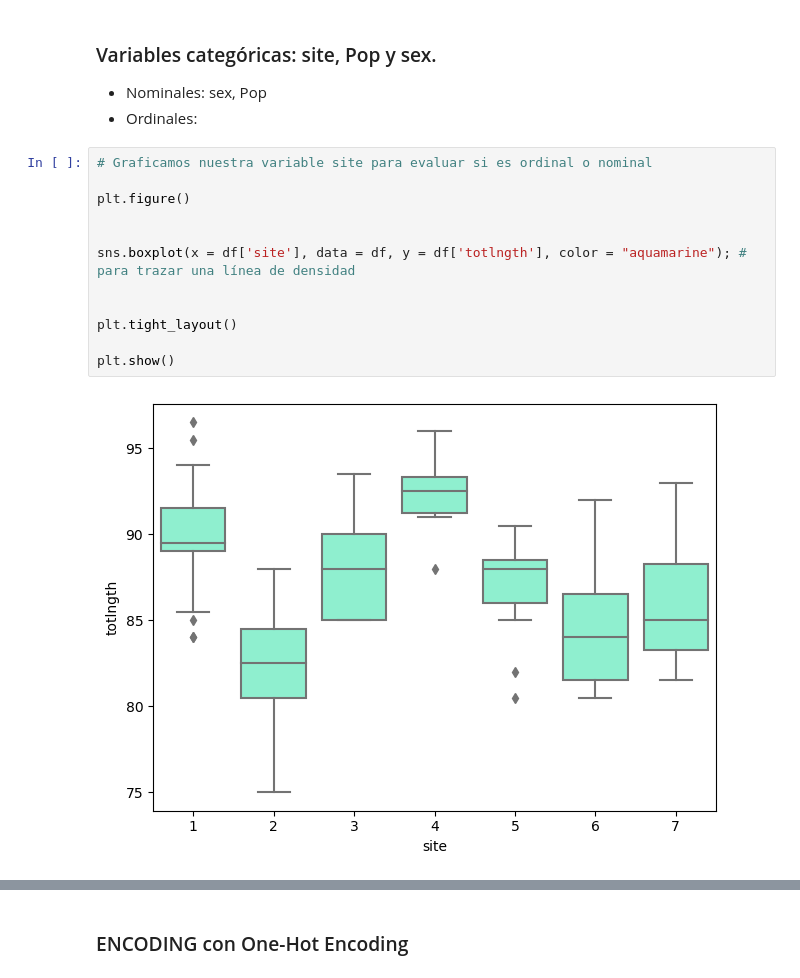
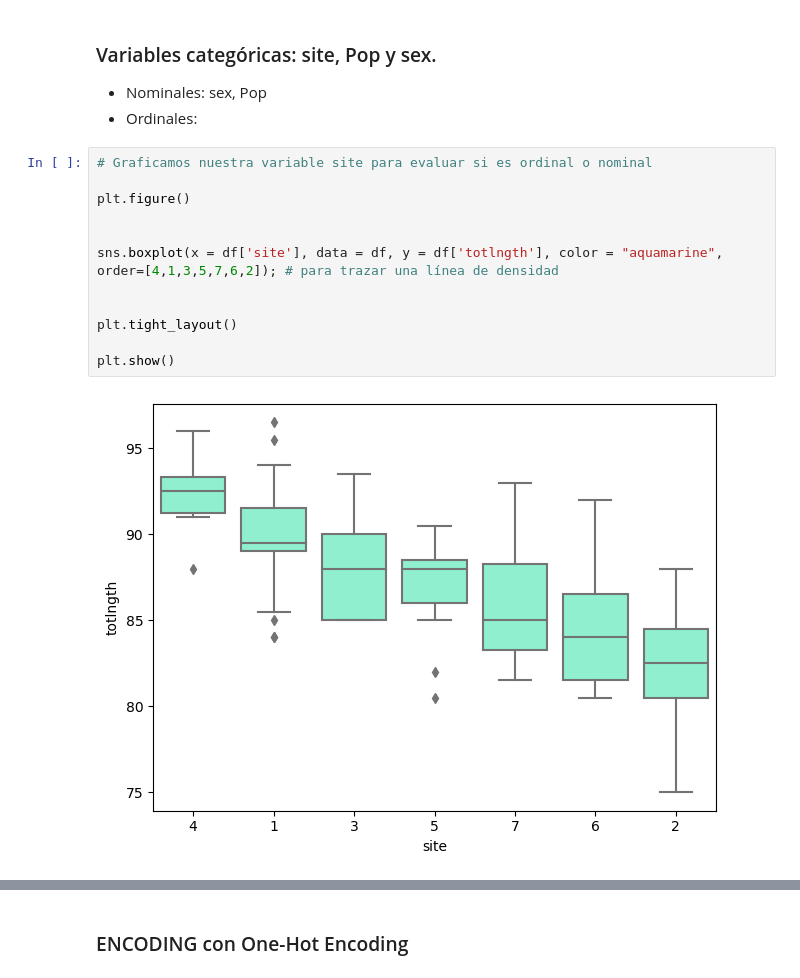
Before and after one commit to Adalab/-DA-promo-b-modulo-3-sprint-1-Maria-Ana, a Jupyter notebook: pair-programming-8-Encoding/pair-programming-8-Encoding.ipynb, the cells around one changed output, grey strips where cells are left out. Cells and saved outputs as stored; diff of their text form.

```diff
--- a/pair-programming-8-Encoding/pair-programming-8-Encoding.ipynb
+++ b/pair-programming-8-Encoding/pair-programming-8-Encoding.ipynb
@@ -29,14 +29,14 @@ df.head(2)
 # %%
 # Graficamos nuestra variable site para evaluar si es ordinal o nominal
 
 plt.figure()
 
 
-sns.boxplot(x = df['site'], data = df, y = df['totlngth'], color = "aquamarine"); # para trazar una línea de densidad
+sns.boxplot(x = df['site'], data = df, y = df['totlngth'], color = "aquamarine", order=[4,1,3,5,7,6,2]); # para trazar una línea de densidad
 
 
 plt.tight_layout()
 
 plt.show()
 # %% [output]
-[figure, old version]
+[figure, new version]
```
Also changed, not shown: parts of 2 cells of this notebook.
